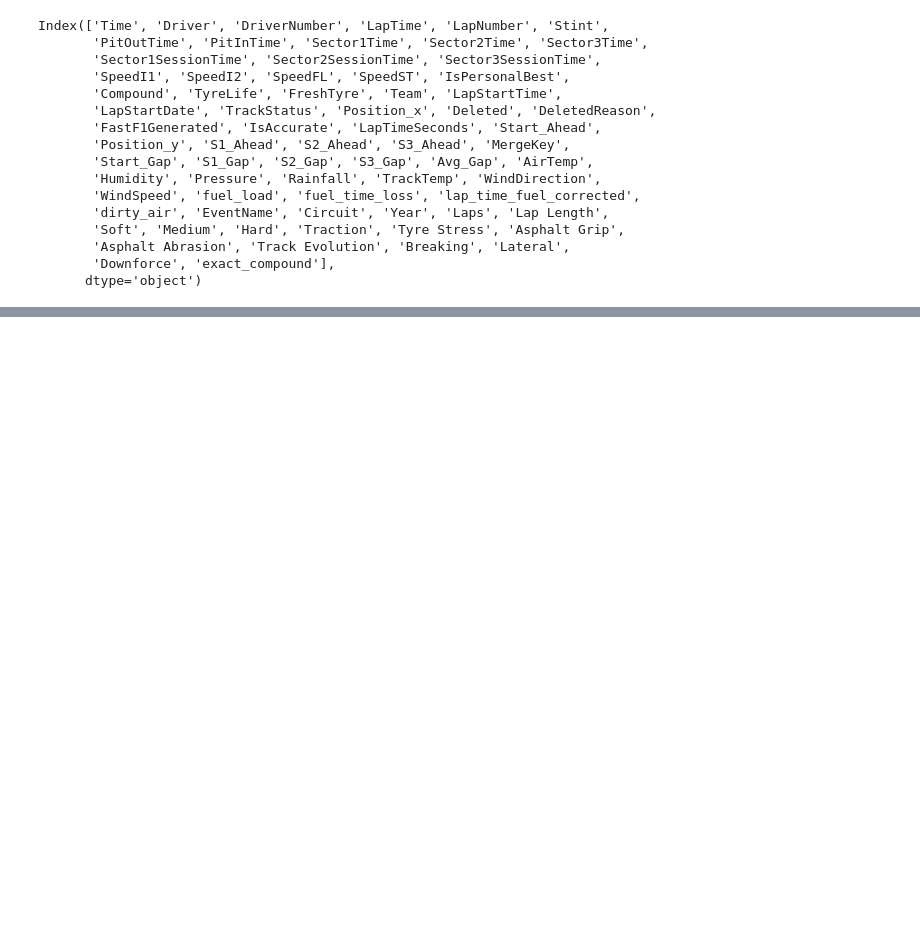
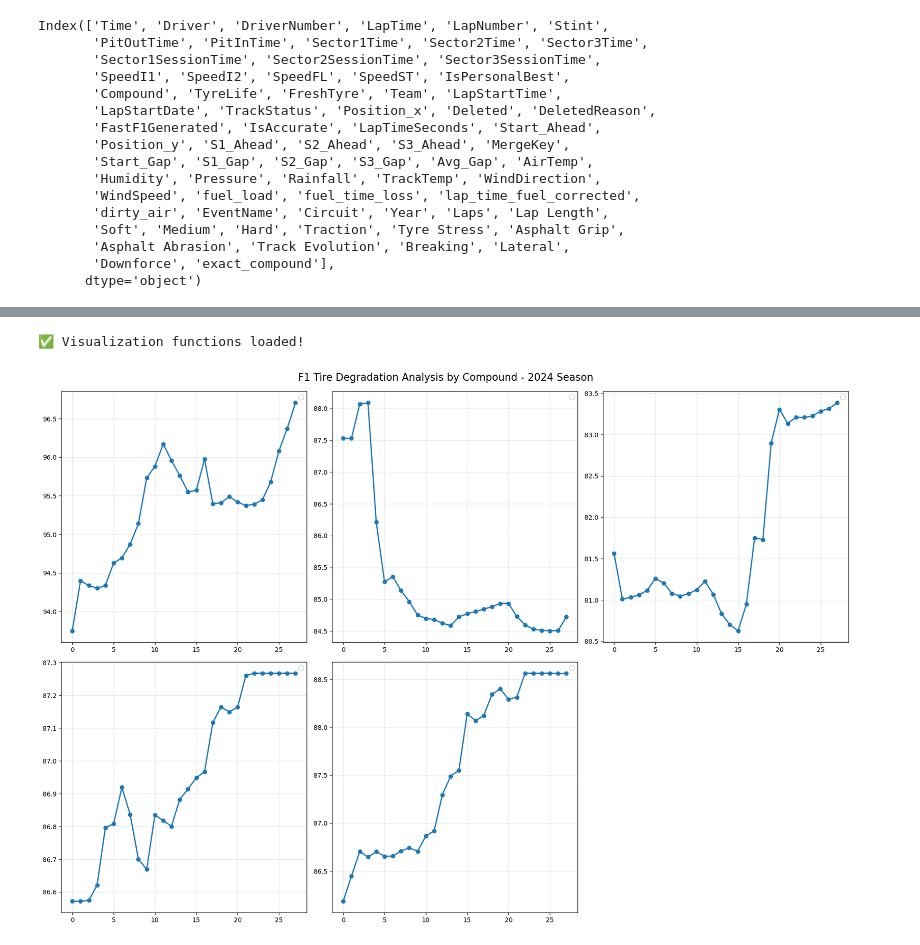
Before and after one commit to elijahmccauley/f1_tire_deg, a Jupyter notebook: F1_TireDeg_Analysis.ipynb, the cells around one changed output, grey strips where cells are left out. Cells and saved outputs as stored; diff of their text form; code cells hidden in the pictures; blank space fills up the shorter version.

```diff
--- a/F1_TireDeg_Analysis.ipynb
+++ b/F1_TireDeg_Analysis.ipynb
@@ -1002,0 +2158,71 @@ combined_data[['Compound', 'Soft', 'Medium', 'Hard', 'exact_compound']]
+# %%
+C12 = pd.DataFrame(C1, columns=['laptime'])
+C12['lap'] = pd.Series(range(0,28))
+C22 = pd.DataFrame(C2, columns=['laptime'])
+C22['lap'] = pd.Series(range(0,28))
+C32 = pd.DataFrame(C3, columns=['laptime'])
+C32['lap'] = pd.Series(range(0,28))
+C42 = pd.DataFrame(C4, columns=['laptime'])
+C42['lap'] = pd.Series(range(0,28))
+C52 = pd.DataFrame(C5, columns=['laptime'])
+C52['lap'] = pd.Series(range(0,28))
+# %%
+c = [C12, C22, C32, C42, C52]
+def visualize_tire_degradation(c, save_plots=False):
+    """
+    Create comprehensive visualizations of tire degradation patterns.
+    """
+    if not c:
+        print("❌ No compound results to visualize")
+        return
+
+    # Set up the plotting style
+    plt.style.use('default')
+
+    # 1. Tire Performance vs Tire Life for all compounds
+    fig, axes = plt.subplots(2, 3, figsize=(18, 12))
+    axes = axes.flatten()
+
+    compound_colors = {'C1': 'red', 'C2': 'orange', 'C3': 'yellow', 'C4': 'green', 'C5': 'blue'}
+
+    plot_idx = 0
+    for comp in c:
+        if plot_idx >= len(axes):
+            break
+
+        ax = axes[plot_idx]
+
+        # Get tire life predictions
+
+        #color = compound_colors.get(comp, 'gray')
+        ax.plot(comp['lap'], comp['laptime'],
+                   'o-', linewidth=2)
+
+
+        ax.grid(True, alpha=0.3)
+        ax.legend()
+
+        plot_idx += 1
+
+    # Hide unused subplots
+    for i in range(plot_idx, len(axes)):
+        axes[i].set_visible(False)
+
+    plt.tight_layout()
+    plt.suptitle('F1 Tire Degradation Analysis by Compound - 2024 Season',
+                 fontsize=16, y=1.02)
+
+    if save_plots:
+        plt.savefig('tire_degradation_by_compound.png', dpi=300, bbox_inches='tight')
+
+    plt.show()
+
+
+
+print("✅ Visualization functions loaded!")
+# %% [output]
+✅ Visualization functions loaded!
+# %%
+visualize_tire_degradation(c)
+# %% [output]
+[figure, added]
```
Also changed, not shown: parts of 45 cells of this notebook, 5 other files.
